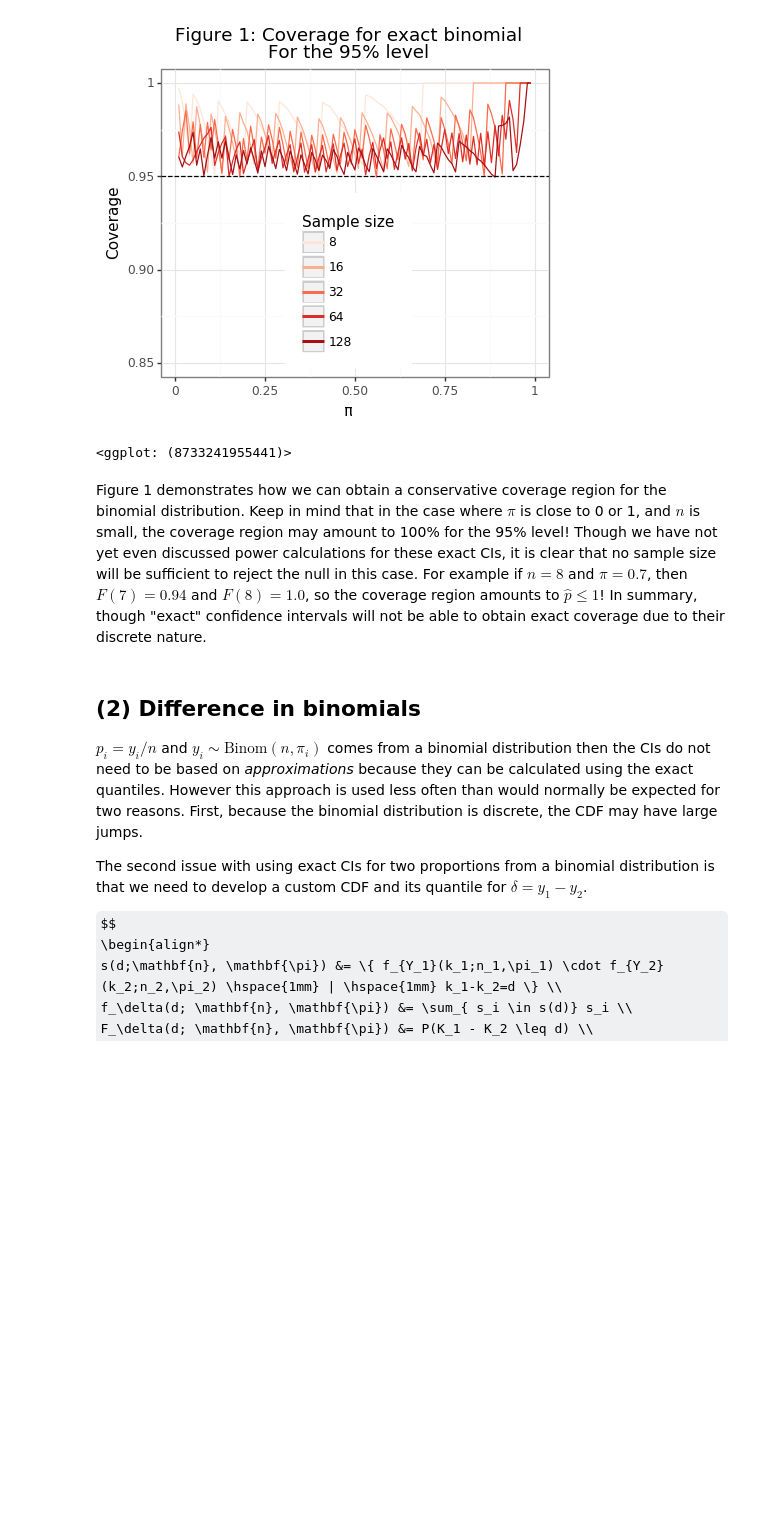
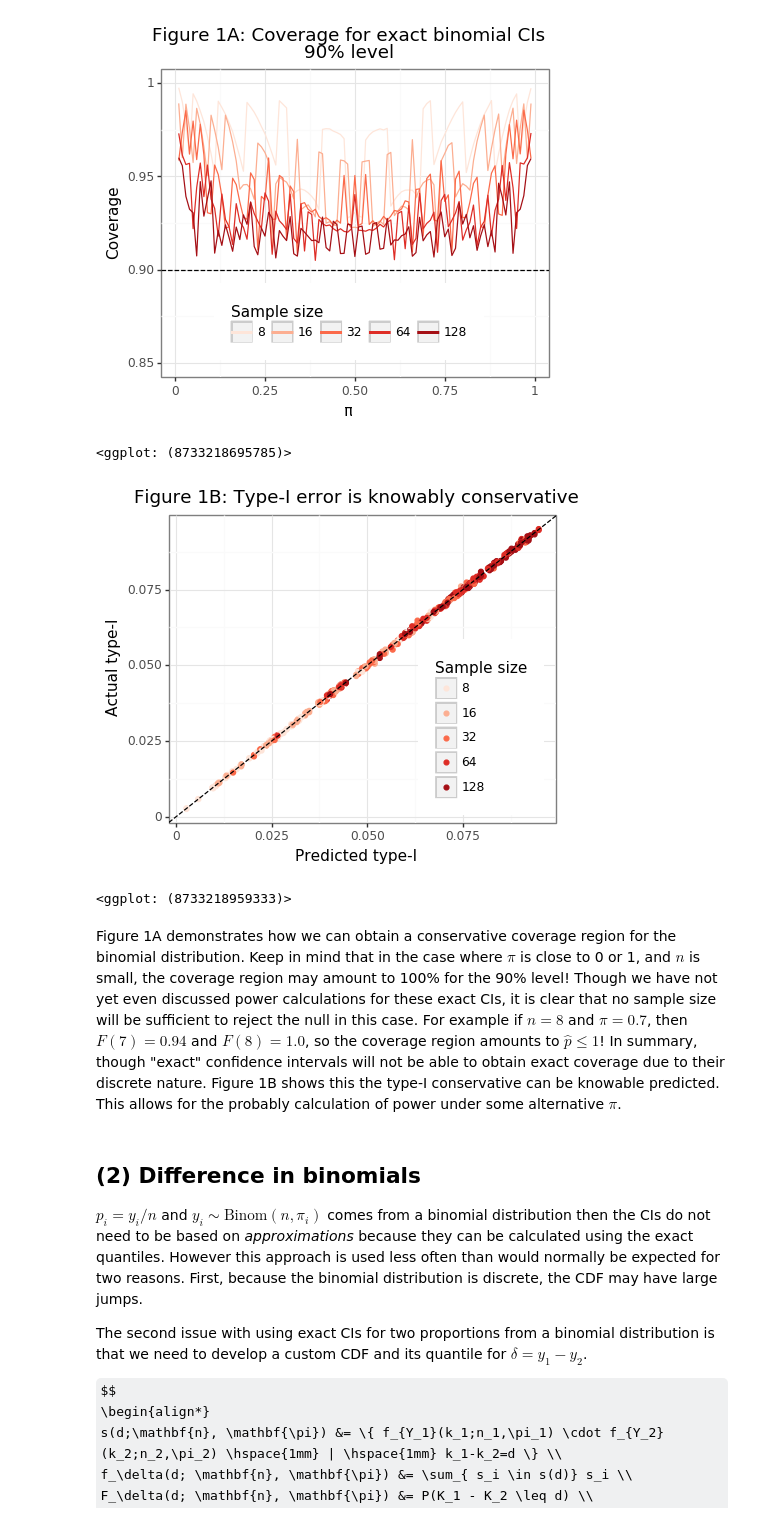
Before and after one commit to erikdrysdale/erikdrysdale.github.io, a Jupyter notebook: _rmd/extra_CI/differences_in_binomials.ipynb, the cells around one changed output. Cells and saved outputs as stored; diff of their text form; code cells hidden in the pictures; some formulas as TeX source; blank space fills up the shorter version.

Commit message:
update to exact CI

```diff
--- a/_rmd/extra_CI/differences_in_binomials.ipynb
+++ b/_rmd/extra_CI/differences_in_binomials.ipynb
@@ -62,50 +75,79 @@ from scipy import stats
 # %%
+import numpy as np
+import pandas as pd
+import plotnine
+from plotnine import *
+from scipy.stats import norm, binom
+
 # Function to calculate t*_alpha
 def qbinom(alpha, n, pi):
     assert (alpha >= 0) & (alpha <= 1)
     kstar = int(stats.binom.ppf(q=alpha,n=n,p=pi)) # Use first quantile estimate
-    Fk = stats.binom.cdf(k=kstar,n=n,p=pi) # Calculate p-value
+    Fk = binom.cdf(k=kstar,n=n,p=pi) # Calculate p-value
     check = bool(np.where(alpha>0.5, Fk>=alpha, Fk<=alpha))
     while not check:
         kstar = int(np.where(alpha>0.5, kstar+1, kstar-1))
-        Fk = stats.binom.cdf(k=kstar,n=n,p=pi)
+        Fk = binom.cdf(k=kstar,n=n,p=pi)
         check = bool(np.where(alpha>0.5, Fk>=alpha, Fk<=alpha))
+    kstar = int(np.where(alpha>0.5, kstar, kstar+1))
     return kstar
 
-nsim = 100000
-alpha = 0.05
+
+np.random.seed(1234)
+nsim = 250000
+alpha = 0.1
 pi_seq = np.round(np.arange(0.01,1,0.01),2)
 n_seq = 2**np.arange(3,8,1)
+decimals = 12 # Getting float point issues otherwise
 
 holder = []
 for pi in pi_seq:
     for n in n_seq:
-        # Establish the lower bound
-        kstar = qbinom(alpha=1-alpha, n=n, pi=pi)
+        # Establish the lower/upper quantile bounds
+        ku = qbinom(alpha=1-alpha/2, n=n, pi=pi)
+        kl = qbinom(alpha=alpha/2, n=n, pi=pi)
         # Draw data under the null
         khat = np.random.binomial(n, pi, size=nsim)
         phat = khat / n
-        phat_ub = kstar / n
-        coverage = np.mean(phat <= phat_ub)
-        tmp = pd.DataFrame({'pi':pi,'n':n,'coverage':coverage},index=[0])
+        # Calculate the CIs under the null
+        l = phat - (ku/n - pi)
+        u = phat + (pi-kl/n)
+        coverage = np.mean((pi >= np.round(l,decimals)) & (pi <= np.round(u,decimals)))
+        # Calculate the expected coverage
+        t1_u = 1-binom.cdf(k=ku,n=n,p=pi)
+        t1_l = binom.cdf(k=kl-1,n=n,p=pi)
+        t1e = t1_u + t1_l
+        tmp = pd.DataFrame({'pi':pi,'n':n,'coverage':coverage,'expected':t1e},index=[0])
         holder.append(tmp)
-sim_exact = pd.concat(holder).reset_index(None,True).assign(n=lambda x: pd.Categorical(x.n, x.n.unique()))
-
-plotnine.options.figure_size = (5, 4)
-gg_cov_exact = (ggplot(sim_exact, aes(x='pi',y='coverage',color='n'))+
-               theme_bw() + geom_line() +
-               labs(x='π',y='Coverage') +
-               ggtitle('Figure 1: Coverage for exact binomial\nFor the 95% level') +
-               theme(legend_position=(0.5,0.35)) +
-               scale_y_continuous(limits=[0.85,1.0],breaks=list(np.arange(0.85,1.01,0.05))) +
-               geom_hline(yintercept=0.95,linetype='--') +
-               scale_color_brewer(name='Sample size', palette='Reds'))
-gg_cov_exact
+sim_exact = pd.concat(holder).reset_index(None,True).assign(n=lambda x: pd.Categorical(x.n, x.n.unique()),actual=lambda x: 1-x.coverage)
-# %% [output]
-[figure, removed]
-<ggplot: (8733241955441)>
+# %%
+plotnine.options.figure_size = (5, 4)
+gg_cov_exact = (ggplot(sim_exact, aes(x='pi',y='coverage',color='n'))+
+               theme_bw() + geom_line() +
+               labs(x='π',y='Coverage') +
+               ggtitle('Figure 1A: Coverage for exact binomial CIs\n90% level') +
+               theme(legend_position=(0.5,0.25),legend_direction='horizontal') +
+               scale_y_continuous(limits=[0.85,1.0],breaks=list(np.arange(0.85,1.01,0.05))) +
+               geom_hline(yintercept=0.90,linetype='--') +
+               scale_color_brewer(name='Sample size', palette='Reds'))
+print(gg_cov_exact)
+
+plotnine.options.figure_size = (5, 4)
+gg_t1_exp = (ggplot(sim_exact, aes(x='expected',y='actual',color='n'))+
+               theme_bw() + geom_point() +
+               labs(x='Predicted type-I',y='Actual type-I') +
+               ggtitle('Figure 1B: Type-I error is knowably conservative') +
+               scale_color_brewer(name='Sample size', palette='Reds') +
+             geom_abline(slope=1,intercept=0,linetype='--') +
+             theme(legend_position=(0.75,0.35)))
+print(gg_t1_exp)
+# %% [output]
+[figure, added]
+<ggplot: (8733218695785)>
+[figure, added]
+<ggplot: (8733218959333)>
 # %% [markdown]
-Figure 1 demonstrates how we can obtain a conservative coverage region for the binomial distribution. Keep in mind that in the case where $\pi$ is close to 0 or 1, and $n$ is small, the coverage region may amount to 100% for the 95% level! Though we have not yet even discussed power calculations for these exact CIs, it is clear that no sample size will be sufficient to reject the null in this case. For example if $n=8$ and $\pi=0.7$, then $F(7)=0.94$ and $F(8)=1.0$, so the coverage region amounts to $\hat p \leq 1$! In summary, though "exact" confidence intervals will not be able to obtain exact coverage due to their discrete nature.
+Figure 1A demonstrates how we can obtain a conservative coverage region for the binomial distribution. Keep in mind that in the case where $\pi$ is close to 0 or 1, and $n$ is small, the coverage region may amount to 100% for the 90% level! Though we have not yet even discussed power calculations for these exact CIs, it is clear that no sample size will be sufficient to reject the null in this case. For example if $n=8$ and $\pi=0.7$, then $F(7)=0.94$ and $F(8)=1.0$, so the coverage region amounts to $\hat p \leq 1$! In summary, though "exact" confidence intervals will not be able to obtain exact coverage due to their discrete nature. Figure 1B shows this the type-I conservative can be knowable predicted. This allows for the probably calculation of power under some alternative $\pi$.
 # %% [markdown]
 ## (2) Difference in binomials
 
```
Also changed, not shown: parts of 3 cells of this notebook.
